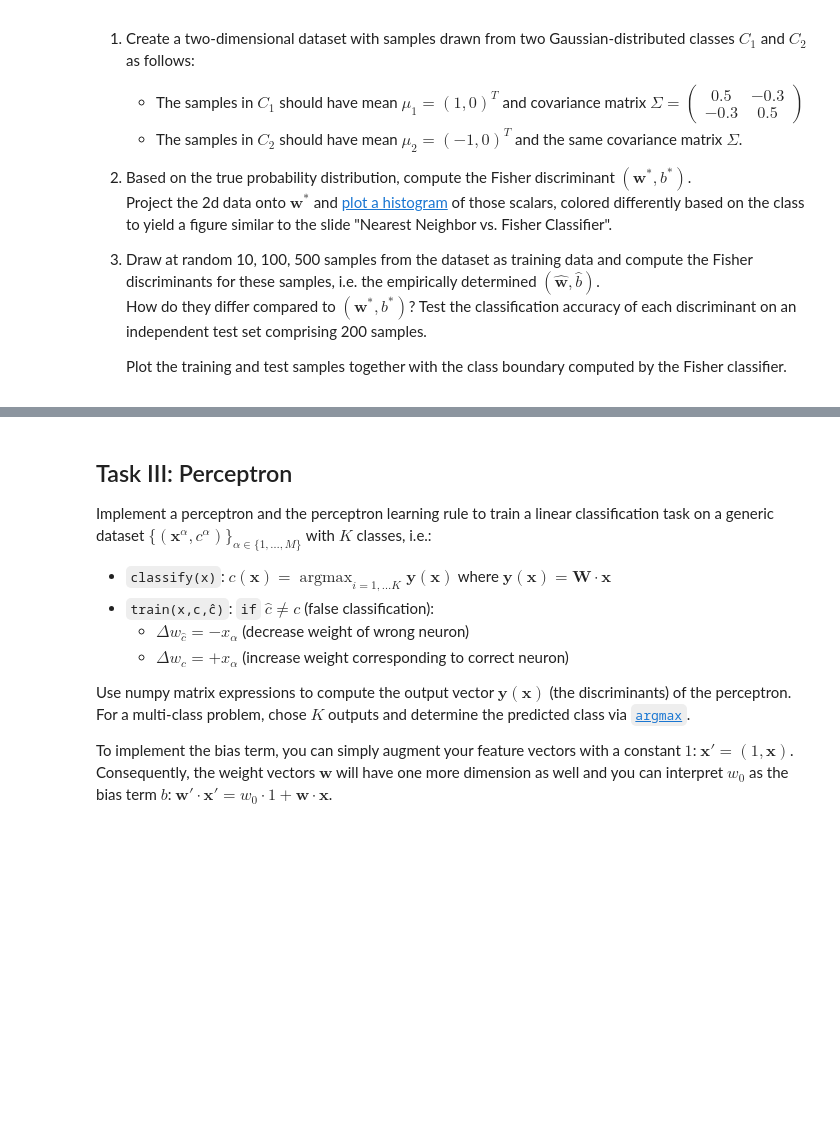
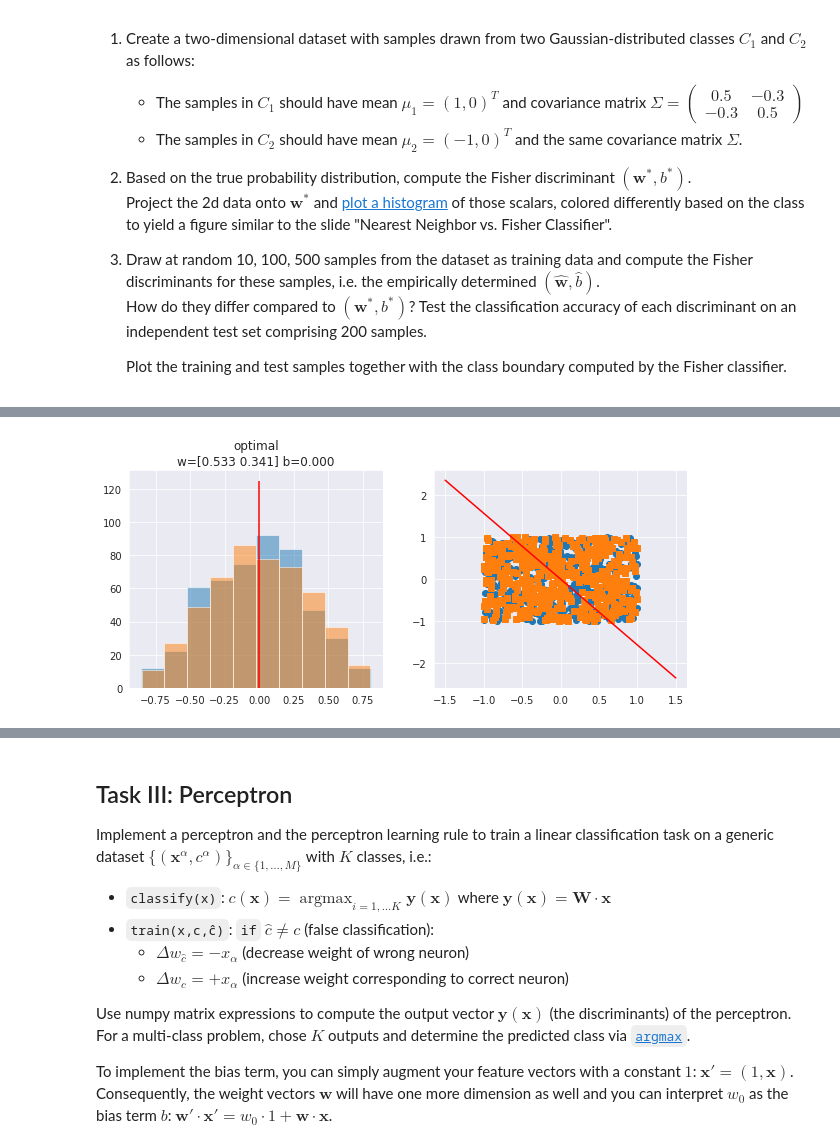
Before and after one commit to rhaschke/Neural-Networks, a Jupyter notebook: a2.ipynb, the cells around one changed output, grey strips where cells are left out. Drawn from its saved outputs; the diff is of its cells as text; code cells hidden in the pictures; blank space fills up the shorter version.

```diff
--- a/a2.ipynb
+++ b/a2.ipynb
@@ -43,0 +97,37 @@ The dataset (X,y) poses a 2d classification problem: Each pair $(x_1,x_2)$ of fe
+# %%
+# Fisher Discriminant
+
+def fisher_discriminant(Sigma, mu):
+    # TODO determine w and b based on the underlying distribution Sigma and mu
+
+    w = np.random.rand(Sigma.shape[-1])
+    b = np.random.randint(0, 1)
+
+    return w, b
+
+def plot(X, Y, w, b, ax1, ax2, title=''):
+    C1 = np.dot(X[Y==0], w)
+    C2 = np.dot(X[Y==1], w)
+
+    # histogram plots
+    ax1.hist(C1, alpha=0.5)
+    ax1.hist(C2, alpha=0.5)
+    # class boundary as vertical red line at bias
+    ax1.vlines(-b, 0, len(Y)/8, 'r')
+    np.set_printoptions(precision=3)
+    ax1.set_title('{}\nw={} b={:.3f}'.format(title, w, b))
+
+    # scatter plots
+    ax2.plot(*X[Y==0].T, 'o', label="Class 0")
+    ax2.plot(*X[Y==1].T, 's', label="Class 1")
+    # plot class boundary as a red line: x2 = (w1 * x1 + b) / -w2
+    xs = np.array([-1.5,1.5])
+    ys = (w[0] * xs + b) / -w[1]
+    ax2.plot(xs, ys, 'r-')
+
+w_opt, b_opt = fisher_discriminant(Sigma, mu)
+
+fig = plt.figure(figsize=(10,4))
+plot(X, Y, w_opt, b_opt, fig.add_subplot(121), fig.add_subplot(122), title='optimal')
+# %% [output]
+[figure, added]
```
Also changed, not shown: parts of 6 cells of this notebook, 2 other files.
